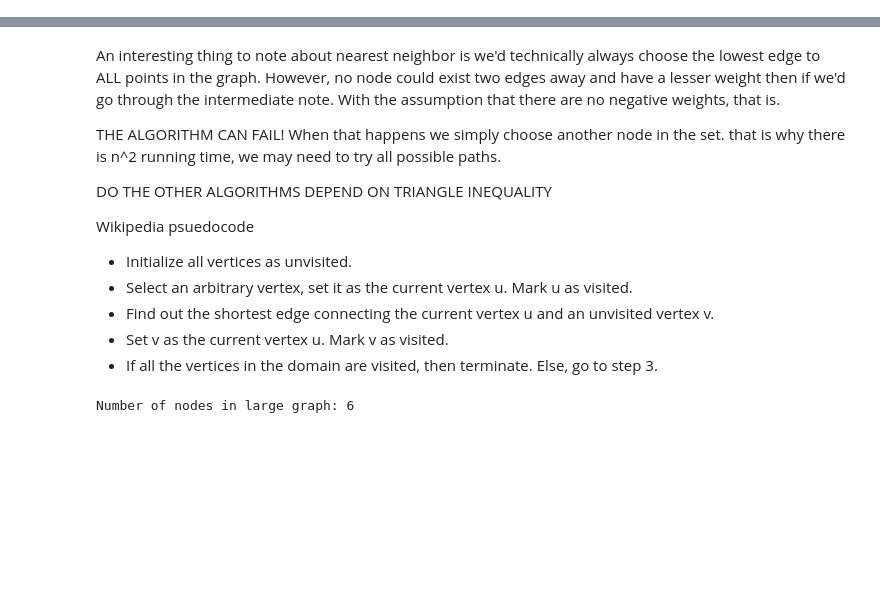
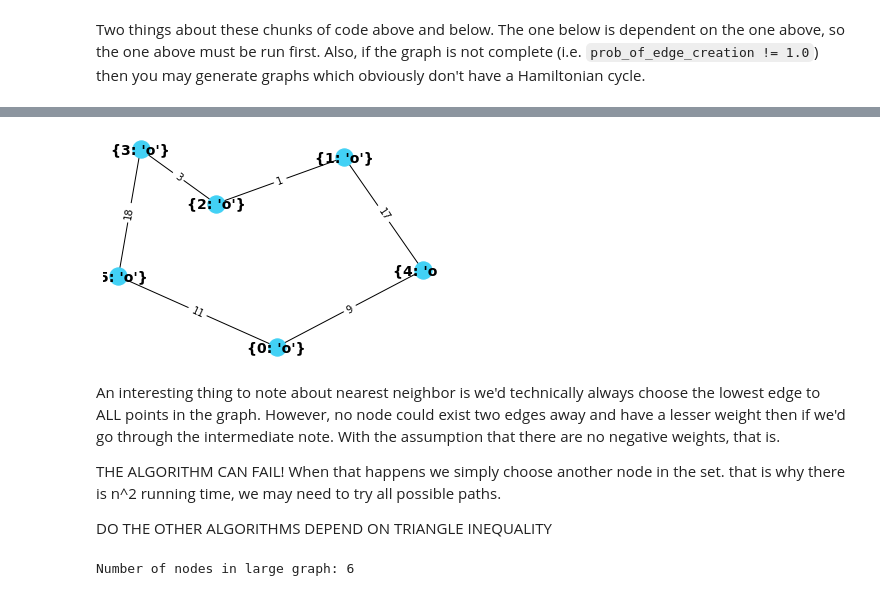
Before and after one commit to jdelamare/algo-final, a Jupyter notebook: AlgoFinal.ipynb, the cells around one changed output, grey strips where cells are left out. Drawn from its saved outputs; the diff is of its cells as text; code cells hidden in the pictures; blank space fills up the shorter version.

```diff
--- a/AlgoFinal.ipynb
+++ b/AlgoFinal.ipynb
@@ -91,3 +93,5 @@ Number of nodes in small graph: 6
+# %% [markdown]
+Two things about these chunks of code above and below. The one below is dependent on the one above, so the one above must be run first. Also, if the graph is not complete (i.e. `prob_of_edge_creation != 1.0`) then you may generate graphs which obviously don't have a Hamiltonian cycle.
 # %%
 ###############################
 #     SMALL VISUAL GRAPH      #
@@ -99,22 +103,16 @@ output_graph = nx.create_empty_copy(sm_graph,with_data=False)
 # origin is the current_node to start
 origin = rng.randrange(0, sm_num_of_nodes)
 current_node = origin
-print("origin " + str(current_node))
 
 # A list of attempted origins in case the origin doesn't work out.
 attempted_origins = list(range(sm_num_of_nodes))
 
-print("Attempted origins: ", end='')
-print(attempted_origins)
-
 next_node = None
-next_node_edge = None  # TODO: accumulate edge weight
 total_path_weight = 0
 is_ham_circuit = False
 
 # set origin to true by accessing that particular node and updating it's attribute by sending in a new dict
 nx.set_node_attributes(sm_graph, {current_node: {'node-label': [{'visited': 'o', 'origin': True}]}})
-
 
 while True:
 
@@ -127,79 +125,60 @@ while True:
     # all nodes that share an edge incident to current_node
     neighbors = [n for n in sm_graph.neighbors(current_node)]
 
-    if verbose:
-        print("The lowest weight edge is " + str(lowest_weight_edge))
-        print("Next node is " + str(next_node))
-
     for node in neighbors:
 
         # has the neighbor node been visited
         not_visited = sm_graph.nodes[node]['node-label'][0]['visited'] != 'o'
-        if verbose:
-            print("The node has not been visited " + str(not_visited))
 
         # weight of the edge to the neighbor node
         edge_weight_to_neighbor = sm_graph.get_edge_data(current_node, node)['weight']
-        if verbose:
-            print("The edge weight to this neighbor is " + str(edge_weight_to_neighbor))
 
         # is neighbor node the origin
         is_origin = sm_graph.nodes[node]['node-label'][0]['origin']
-        if verbose:
-            print("Is it the origin " + str(is_origin))
 
-        # if the node hasn't been visited and the edge between this and that is current minimum and it ain't the origin
+        # if the node hasn't been visited, the edge between this and that is current minimum, it ain't the origin
         if not_visited and edge_weight_to_neighbor < lowest_weight_edge and not is_origin:
+
             # this is now the edge lowest weight edge leaving `u`
             lowest_weight_edge = edge_weight_to_neighbor
             next_node = node
-            neighbor_exists = True # need to know if we should try and return to origin
 
-    # then we have to attempt to get back to the origin, need to iterate once more. we couldn't have taken this edge before
+            # need to know if we should try and return to origin
+            neighbor_exists = True
+
+    # attempt to get back to the origin, need to iterate once more. we couldn't have taken this edge before
     if not neighbor_exists:
-        print("Perhaps we've finished. Attempting to find the origin.")
         for node in neighbors:
             is_origin = sm_graph.nodes[node]['node-label'][0]['origin']
-#             print("It's defintely the origin right?" + str(is_origin))
             if is_origin:
-                print("Found the origin.")
                 # simply add that edge weight and return
                 next_edge_weight = sm_graph.get_edge_data(current_node, node)['weight']
-                print("node " + str(node))
-                print("current_node " + str(current_node))
-                print("next edge weight " + str(next_edge_weight))
                 output_graph.add_edge(current_node, node, weight=next_edge_weight)
                 total_path_weight += next_edge_weight
+                is_ham_circuit = True
 
-                if nx.is_connected(output_graph): # then we know we're good. Probably an O(nlogn) DFS
-                    is_ham_circuit = True
-                    break
         if is_ham_circuit:
             break
         else:
-            if is_origin and not is_ham_circuit:
-                print("We found the origin, but no ham cycle. Choosing a new origin.")
-            else:
-                print("We found the origin, but no ham cycle. Choosing a new origin.")
+
             # try different origins till exhaustion
-            print("About to remove this from attempt_origins " + str(origin))
             attempted_origins.remove(origin)
 
             # update the origin
             if not attempted_origins:
                 print("Unable to find a Hamiltonian circuit for our salesperson.")
                 raise StopExecution
-            origin = attempted_origins[0] # first element of attempted_origins may throw exception
+
+            # get a new origin
+            origin = attempted_origins[0]
             current_node = origin
-            print(attempted_origins)
-            print("Trying a different origin: " + str(current_node))
 
             # refresh the 'visited' attribute of the previously visited nodes, assign origin
             node_labels = [{'visited': 'X', 'origin': False}]
             nx.set_node_attributes(sm_graph, node_labels, 'node-label')
             nx.set_node_attributes(sm_graph, {current_node: {'node-label': [{'visited': 'o', 'origin': True}]}})
 
-            # clone the old graph after it's been reset
+            # clone the old graph after it's been reset, no edge data.
             output_graph = nx.create_empty_copy(sm_graph,with_data=False)
 
             # reset all of the flags
@@ -207,26 +186,18 @@ while True:
             neighbor_exists = False
             next_node = None
             continue
-            # clear the graph and try again with all other points except this one.
 
-    if verbose:
-        print("The current node is " + str(current_node))
-        print("The next node is " + str(next_node))
+    # then a neighbor to travel to must exist. update the graph
     next_edge_weight = sm_graph.get_edge_data(current_node, next_node)['weight']
     output_graph.add_edge(current_node, next_node, weight=next_edge_weight)
+
+    # increase the new total weight and update node position
     total_path_weight += next_edge_weight
-
     current_node = next_node
 
-    if verbose:
-        print("The node's new node label is " + str(sm_graph.nodes[current_node]['node-label']))
-        print("Total path weight " + str(total_path_weight))
-        print("----\n")
-        print(sm_graph.nodes.data())
-        print("----\n")
+    # update the visited most recent node's attribute
+    nx.set_node_attributes(sm_graph, {current_node: {'node-label': [{'visited': 'o', 'origin': False}]}})
 
-    # update the visited node
-    nx.set_node_attributes(sm_graph, {current_node: {'node-label': [{'visited': 'o', 'origin': False}]}})
 
 print("Best route nearest neighbor could find: " + str(total_path_weight))
 # drawing stuff
@@ -259,16 +214,10 @@ Unable to find a Hamiltonian circuit for our salesperson.
+[figure, added]
 # %% [markdown]
 An interesting thing to note about nearest neighbor is we'd technically always choose the lowest edge to ALL points in the graph. However, no node could exist two edges away and have a lesser weight then if we'd go through the intermediate note. With the assumption that there are no negative weights, that is.
 
 THE ALGORITHM CAN FAIL! When that happens we simply choose another node in the set. that is why there is n^2 running time, we may need to try all possible paths.
 
 DO THE OTHER ALGORITHMS DEPEND ON TRIANGLE INEQUALITY
-
-Wikipedia psuedocode
- * Initialize all vertices as unvisited.
- * Select an arbitrary vertex, set it as the current vertex u. Mark u as visited.
- * Find out the shortest edge connecting the current vertex u and an unvisited vertex v.
- * Set v as the current vertex u. Mark v as visited.
- * If all the vertices in the domain are visited, then terminate. Else, go to step 3.
 # %%
 ###############################
 #     LARGE VISUAL GRAPH      #
```
Also changed, not shown: parts of 5 cells of this notebook.
